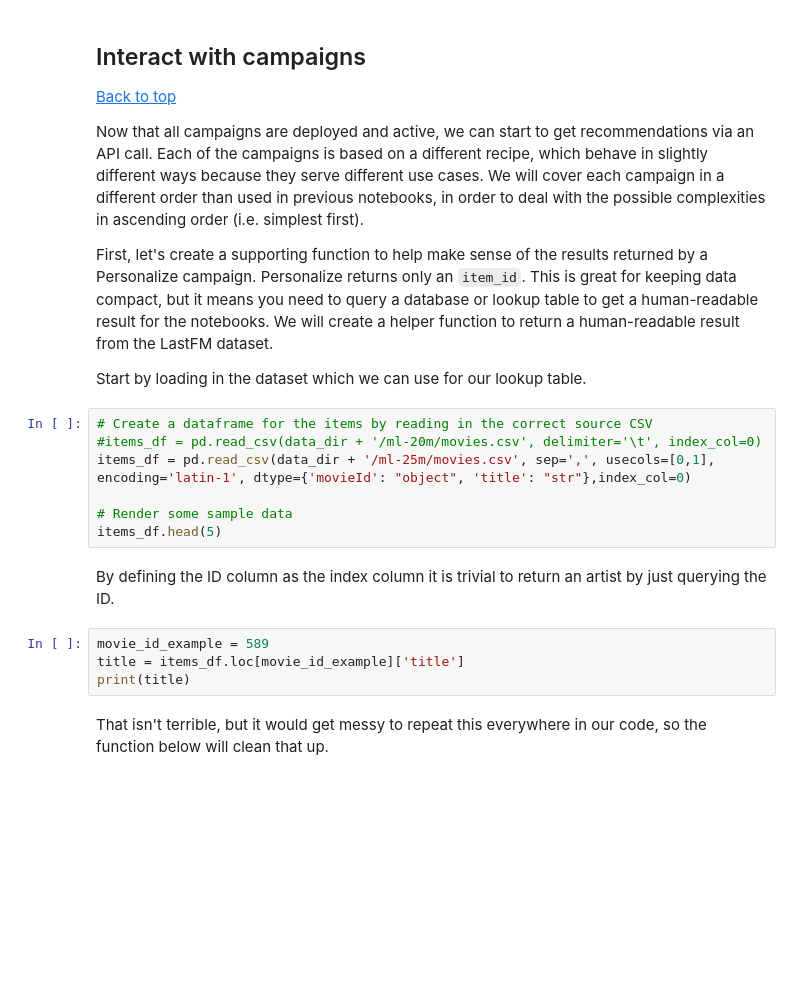
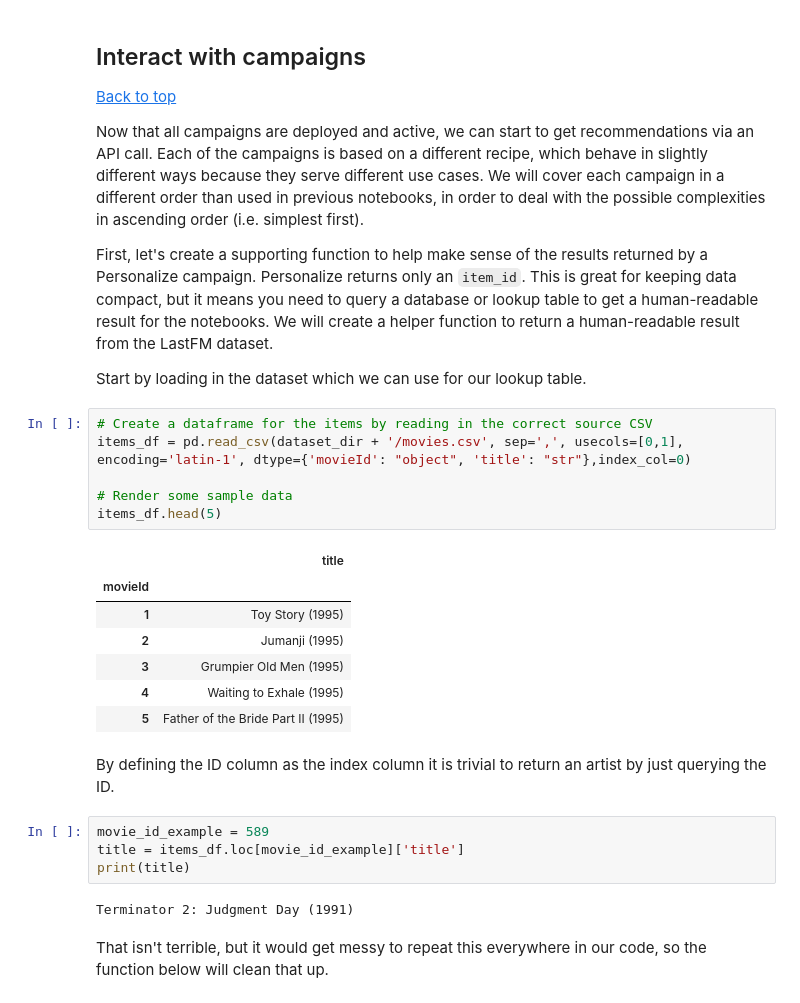
Before and after one commit to lmorri/vodpocinabox, a Jupyter notebook: 05_Interacting_with_Campaigns_and_Filters.ipynb, the cells around one changed output. Saved outputs shown, nothing was run; the diff lists cells and outputs as text; blank space fills up the shorter version.

```diff
--- a/05_Interacting_with_Campaigns_and_Filters.ipynb
+++ b/05_Interacting_with_Campaigns_and_Filters.ipynb
@@ -48,17 +48,26 @@ First, let's create a supporting function to help make sense of the results retu
 Start by loading in the dataset which we can use for our lookup table.
 # %%
 # Create a dataframe for the items by reading in the correct source CSV
-#items_df = pd.read_csv(data_dir + '/ml-20m/movies.csv', delimiter='\t', index_col=0)
-items_df = pd.read_csv(data_dir + '/ml-25m/movies.csv', sep=',', usecols=[0,1], encoding='latin-1', dtype={'movieId': "object", 'title': "str"},index_col=0)
+items_df = pd.read_csv(dataset_dir + '/movies.csv', sep=',', usecols=[0,1], encoding='latin-1', dtype={'movieId': "object", 'title': "str"},index_col=0)
 
 # Render some sample data
 items_df.head(5)
+# %% [output]
+|  | title |
+| movieId |  |
+| 1 | Toy Story (1995) |
+| 2 | Jumanji (1995) |
+| 3 | Grumpier Old Men (1995) |
+| 4 | Waiting to Exhale (1995) |
+| 5 | Father of the Bride Part II (1995) |
 # %% [markdown]
 By defining the ID column as the index column it is trivial to return an artist by just querying the ID.
 # %%
 movie_id_example = 589
 title = items_df.loc[movie_id_example]['title']
 print(title)
+# %% [output]
+Terminator 2: Judgment Day (1991)
 # %% [markdown]
 That isn't terrible, but it would get messy to repeat this everywhere in our code, so the function below will clean that up.
 # %%
```
Also changed, not shown: parts of 35 cells of this notebook, 5 other files.
